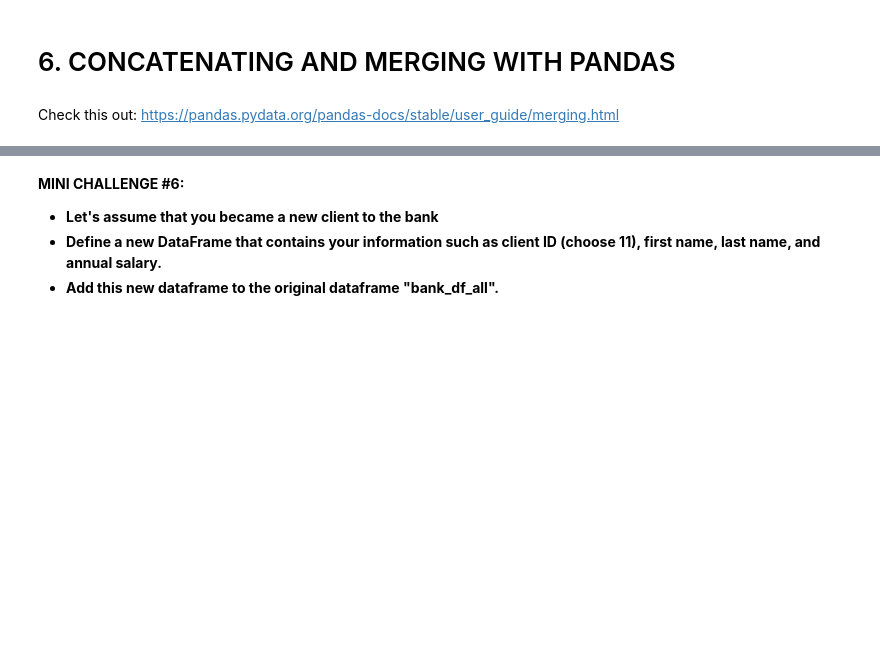
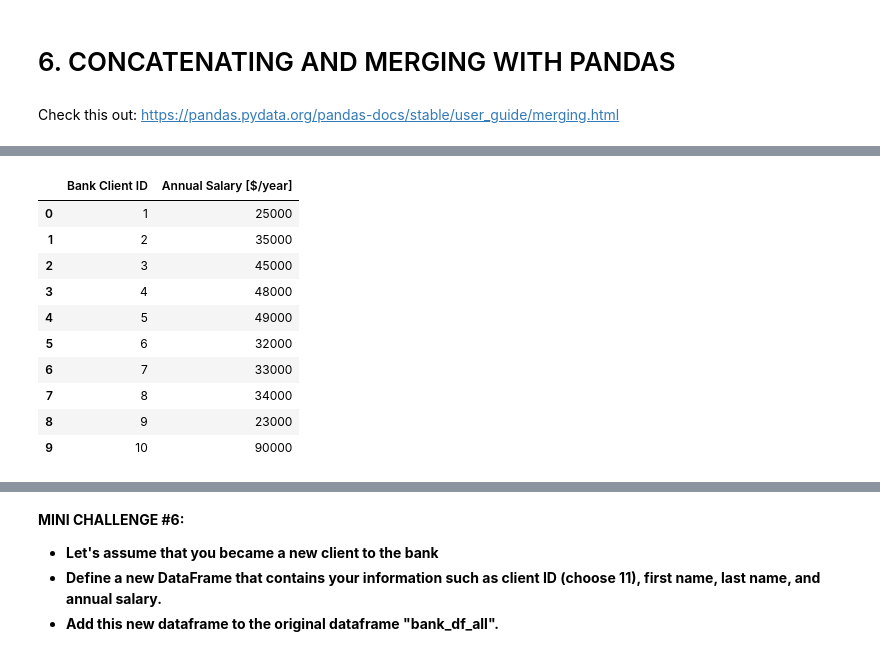
Before and after one commit to LinaSachuk/The-Complete-Python-and-Machine-Learning-for-Financial-Analysis, a Jupyter notebook: 8_Python_101_Python_Libraries_for_Data_Analysis_Pandas.ipynb, the cells around one changed output, grey strips where cells are left out. Drawn from its saved outputs; the diff is of its cells as text; code cells hidden in the pictures; blank space fills up the shorter version.

```diff
--- a/8_Python_101_Python_Libraries_for_Data_Analysis_Pandas.ipynb
+++ b/8_Python_101_Python_Libraries_for_Data_Analysis_Pandas.ipynb
@@ -340,6 +479,24 @@ Check this out: https://pandas.pydata.org/pandas-docs/stable/user_guide/merging.
 # %%
 # Let's assume we obtained additional information (Annual Salary) about our bank customers
 # Note that data obtained is for all clients with IDs 1 to 10
+
+raw_data = {'Bank Client ID': [1, 2, 3, 4, 5, 6, 7, 8, 9, 10],
+             'Annual Salary [$/year]': [25000, 35000, 45000, 48000, 49000, 32000, 33000, 34000, 23000, 90000]}
+
+bank_df_salary = pd.DataFrame(raw_data)
+bank_df_salary
+# %% [output]
+|  | Bank Client ID | Annual Salary [$/year] |
+| 0 | 1 | 25000 |
+| 1 | 2 | 35000 |
+| 2 | 3 | 45000 |
+| 3 | 4 | 48000 |
+| 4 | 5 | 49000 |
+| 5 | 6 | 32000 |
+| 6 | 7 | 33000 |
+| 7 | 8 | 34000 |
+| 8 | 9 | 23000 |
+| 9 | 10 | 90000 |
 # %%
 # Let's concatenate both dataframes #1 and #2
 # Note that we now have client IDs from 1 to 10
```
Also changed, not shown: parts of 19 cells of this notebook.
